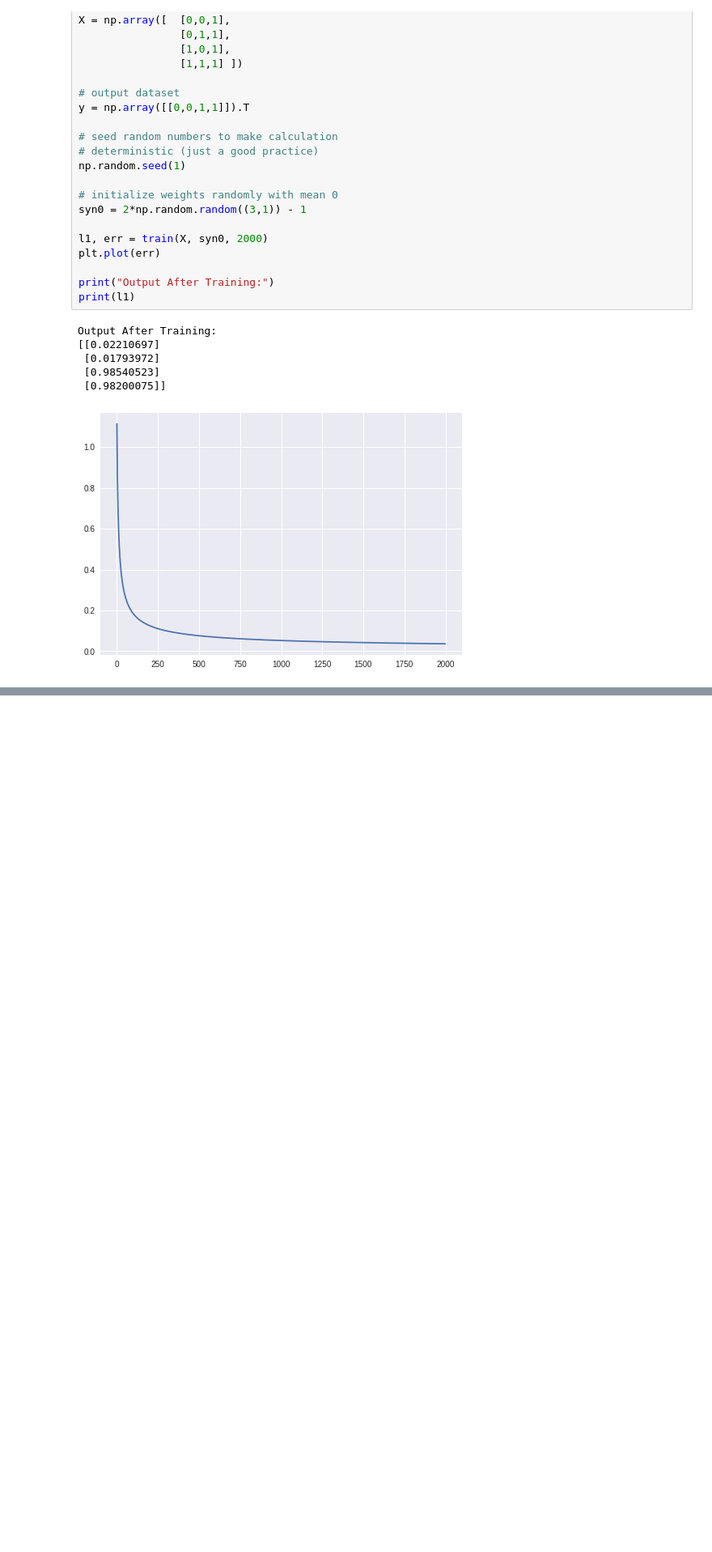
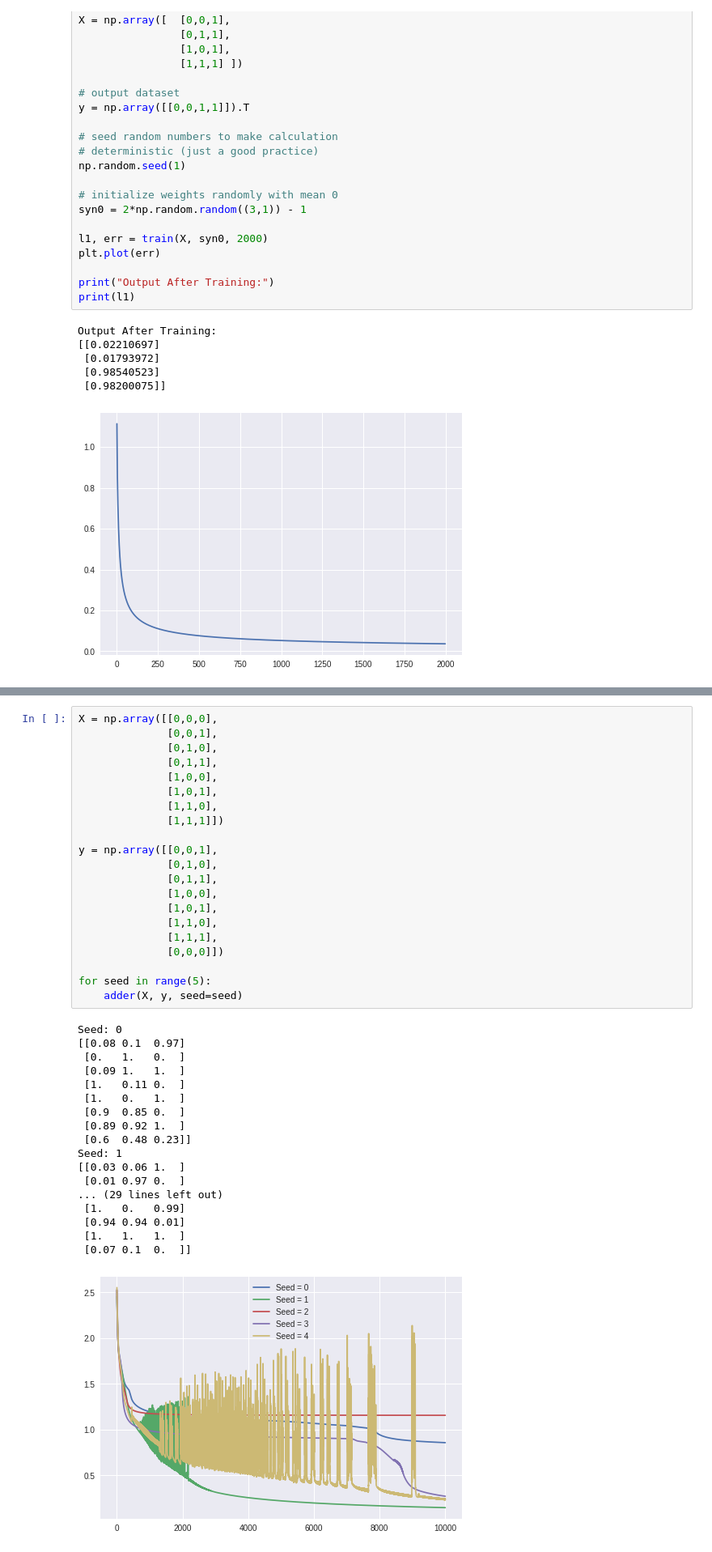
Before and after one commit to amrishparmar/dojo-neural-network, a Jupyter notebook: neuralnet.ipynb, the cells around one changed output, grey strips where cells are left out. Shown at 81% size. Drawn from its saved outputs; the diff is of its cells as text; blank space fills up the shorter version.

```diff
--- a/neuralnet.ipynb
+++ b/neuralnet.ipynb
@@ -134,0 +145,40 @@ Error:0.009296756774134309
+# %%
+X = np.array([[0,0,0],
+              [0,0,1],
+              [0,1,0],
+              [0,1,1],
+              [1,0,0],
+              [1,0,1],
+              [1,1,0],
+              [1,1,1]])
+
+y = np.array([[0,0,1],
+              [0,1,0],
+              [0,1,1],
+              [1,0,0],
+              [1,0,1],
+              [1,1,0],
+              [1,1,1],
+              [0,0,0]])
+
+for seed in range(5):
+    adder(X, y, seed=seed)
+# %% [output]
+Seed: 0
+[[0.08 0.1  0.97]
+ [0.   1.   0.  ]
+ [0.09 1.   1.  ]
+ [1.   0.11 0.  ]
+ [1.   0.   1.  ]
+ [0.9  0.85 0.  ]
+ [0.89 0.92 1.  ]
+ [0.6  0.48 0.23]]
+Seed: 1
+[[0.03 0.06 1.  ]
+ [0.01 0.97 0.  ]
+... (29 lines left out)
+ [1.   0.   0.99]
+ [0.94 0.94 0.01]
+ [1.   1.   1.  ]
+ [0.07 0.1  0.  ]]
+[figure, added]
```
Also changed, not shown: parts of 3 cells of this notebook.
